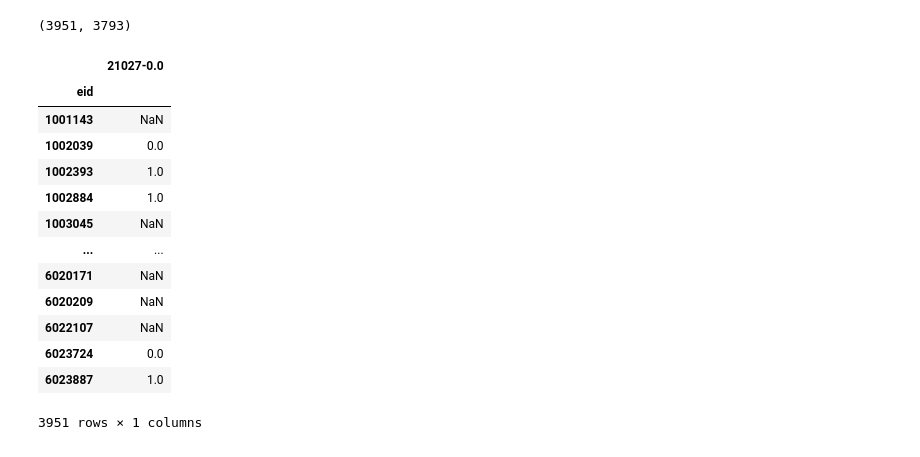
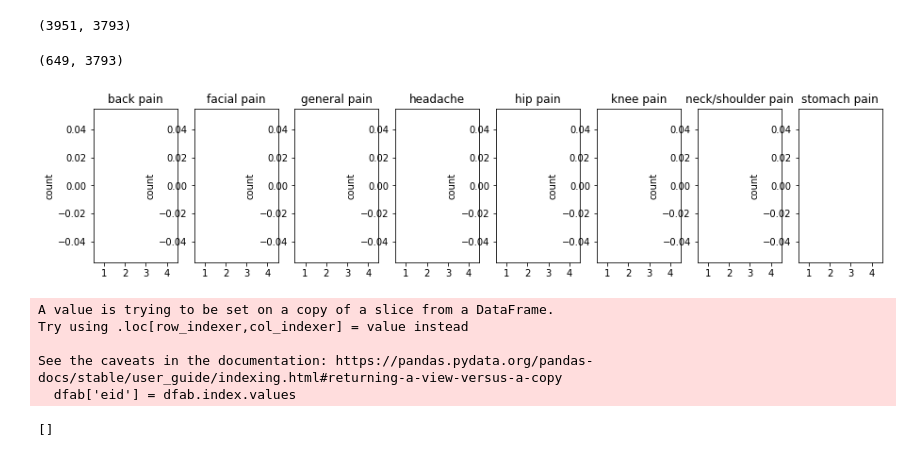
Before and after one commit to syzhang/bbk_pain, a Jupyter notebook: test_data.ipynb, the cells around one changed output. Cells and saved outputs as stored; diff of their text form; code cells hidden in the pictures.

```diff
--- a/test_data.ipynb
+++ b/test_data.ipynb
@@ -508,17 +512,32 @@ p_cols = [col for col in dfq.columns if str(21027) in col]
-# %%
-dfq[p_cols]
-# %% [output]
-|  | 21027-0.0 |
-| eid |  |
-| 1001143 | NaN |
-| 1002039 | 0.0 |
-| 1002393 | 1.0 |
-| 1002884 | 1.0 |
-| 1003045 | NaN |
-| ... | ... |
-| 6020171 | NaN |
-| 6020209 | NaN |
-| 6022107 | NaN |
-| 6023724 | 0.0 |
-| 6023887 | 1.0 |
-3951 rows × 1 columns
+# %%
+# Abdominal discomfort/pain for 6 months or longer
+dfab = dfq[dfq['21027-0.0']==1.]
+# %%
+dfab.shape
+# %% [output]
+(649, 3793)
+# %%
+# check data count
+f, axes = plt.subplots(1,len(pain_types), figsize=(15, 3))
+c = 0
+for k, v in pain_types.items():
+    df_tmp = extract_pain(dfab, v)
+    df_tmp.replace(0.0, np.nan, inplace=True) # keep pain only
+    g = sns.countplot(data=df_tmp, ax=axes[c])
+    axes[c].set_title(k)
+    axes[c].set_xticklabels(['1','2','3','4'])
+    c += 1
+# %% [output]
+[figure, added]
+# %%
+dfab['eid'] = dfab.index.values
+# %% [output]
+A value is trying to be set on a copy of a slice from a DataFrame.
+Try using .loc[row_indexer,col_indexer] = value instead
+
+See the caveats in the documentation: https://pandas.pydata.org/pandas-docs/stable/user_guide/indexing.html#returning-a-view-versus-a-copy
+  dfab['eid'] = dfab.index.values
+# %%
+[col for col in dfab.columns if str(1154) in col]
+# %% [output]
+[]
```
Also changed, not shown: parts of 7 cells of this notebook.
